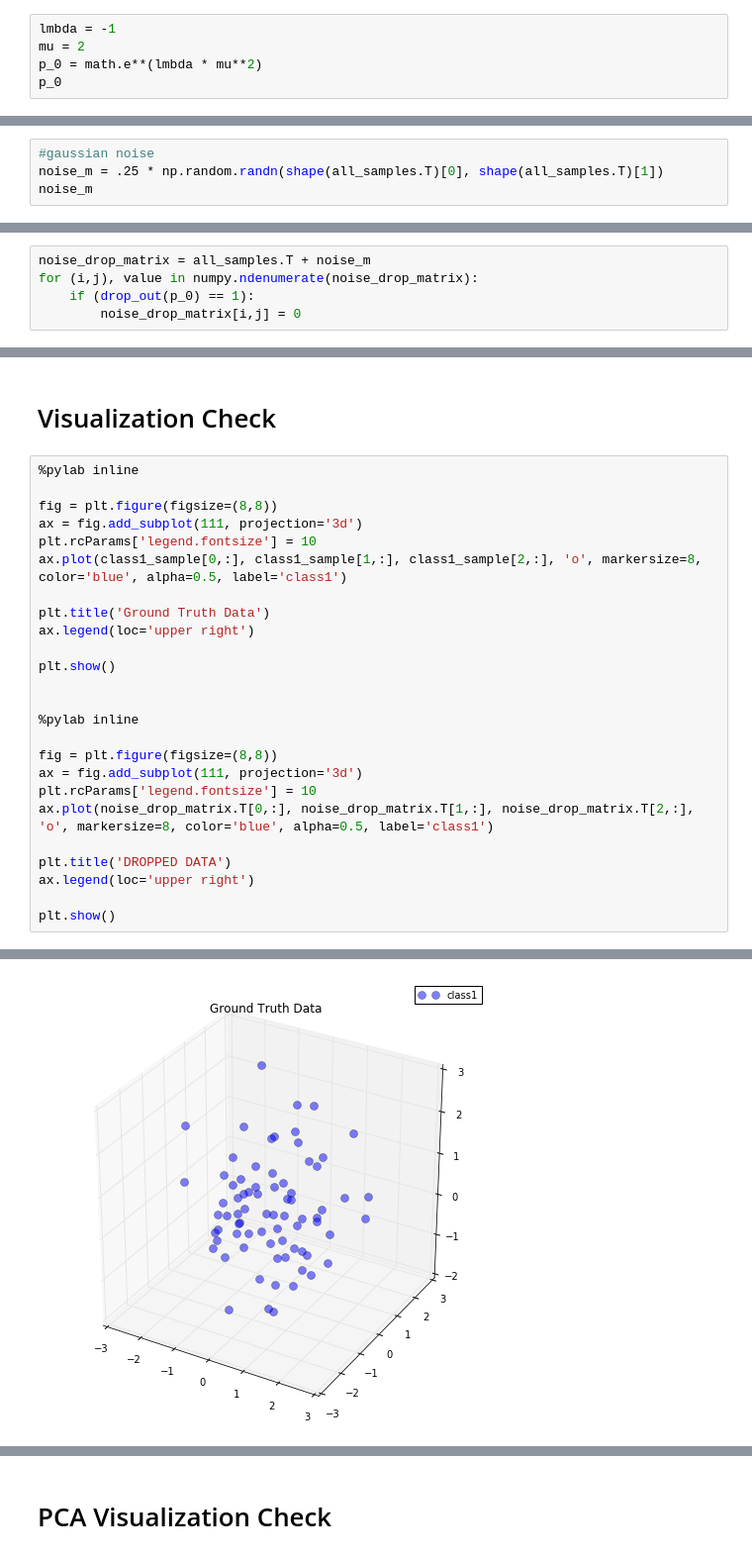
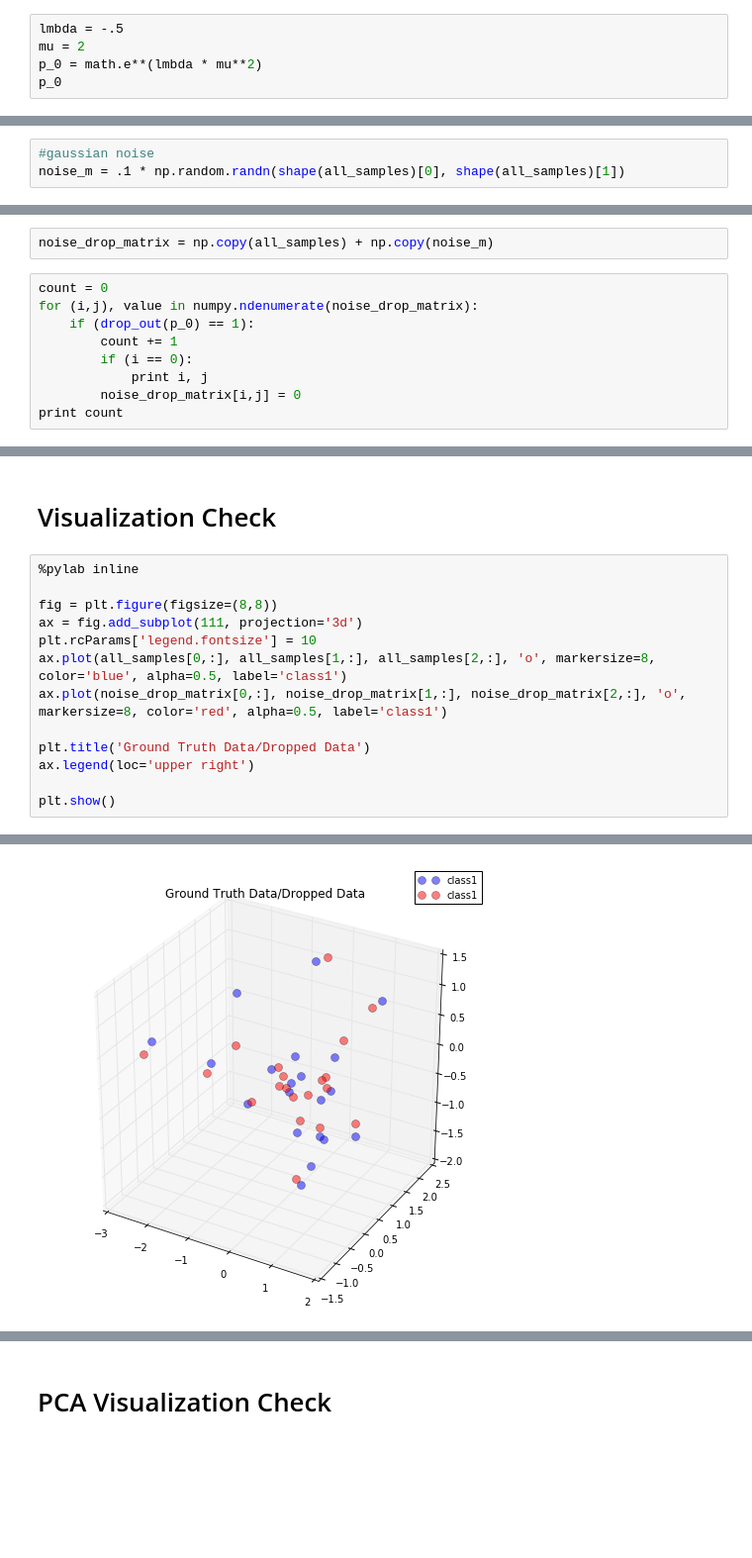
Before and after one commit to RemarkablyAverage/lab_work, a Jupyter notebook: PCA/PCA by step.ipynb, the cells around one changed output, grey strips where cells are left out. Shown: that part at 99% size. Drawn from its saved outputs; the diff is of its cells as text; blank space fills up the shorter version.

```diff
--- a/PCA/PCA by step.ipynb
+++ b/PCA/PCA by step.ipynb
@@ -67,7 +82,7 @@ I believe the proper order is:
 2. add gaussian noise to low dim
 3. project back to high dim and apply drop out rate
 # %%
-lmbda = -1
+lmbda = -.5
 mu = 2
 p_0 = math.e**(lmbda * mu**2)
 p_0
@@ -87,4 +102,3 @@ shape(t)[0]
 # %%
 #gaussian noise
-noise_m = .25 * np.random.randn(shape(all_samples.T)[0], shape(all_samples.T)[1])
-noise_m
+noise_m = .1 * np.random.randn(shape(all_samples)[0], shape(all_samples)[1])
@@ -105,7 +105,13 @@ array([[ 0.09024916,  0.21820303, -0.1307409 , ..., -0.05385046,
 # %% [markdown]
 # dropped out data
+# %%
+noise_drop_matrix = np.copy(all_samples) + np.copy(noise_m)
 # %%
-noise_drop_matrix = all_samples.T + noise_m
+count = 0
 for (i,j), value in numpy.ndenumerate(noise_drop_matrix):
     if (drop_out(p_0) == 1):
+        count += 1
+        if (i == 0):
+            print i, j
         noise_drop_matrix[i,j] = 0
+print count
@@ -144,28 +168,16 @@ noise_memes = pca.transform(noise_drop_matrix)
 # %%
 %pylab inline
 
 fig = plt.figure(figsize=(8,8))
 ax = fig.add_subplot(111, projection='3d')
 plt.rcParams['legend.fontsize'] = 10
-ax.plot(class1_sample[0,:], class1_sample[1,:], class1_sample[2,:], 'o', markersize=8, color='blue', alpha=0.5, label='class1')
+ax.plot(all_samples[0,:], all_samples[1,:], all_samples[2,:], 'o', markersize=8, color='blue', alpha=0.5, label='class1')
+ax.plot(noise_drop_matrix[0,:], noise_drop_matrix[1,:], noise_drop_matrix[2,:], 'o', markersize=8, color='red', alpha=0.5, label='class1')
 
-plt.title('Ground Truth Data')
+plt.title('Ground Truth Data/Dropped Data')
 ax.legend(loc='upper right')
 
 plt.show()
-
-
-%pylab inline
-
-fig = plt.figure(figsize=(8,8))
-ax = fig.add_subplot(111, projection='3d')
-plt.rcParams['legend.fontsize'] = 10
-ax.plot(noise_drop_matrix.T[0,:], noise_drop_matrix.T[1,:], noise_drop_matrix.T[2,:], 'o', markersize=8, color='blue', alpha=0.5, label='class1')
-
-plt.title('DROPPED DATA')
-ax.legend(loc='upper right')
-
-plt.show()
 # %% [output]
 Populating the interactive namespace from numpy and matplotlib
-[figure, old version]
+[figure, new version]
```
Also changed, not shown: parts of 31 cells of this notebook.
